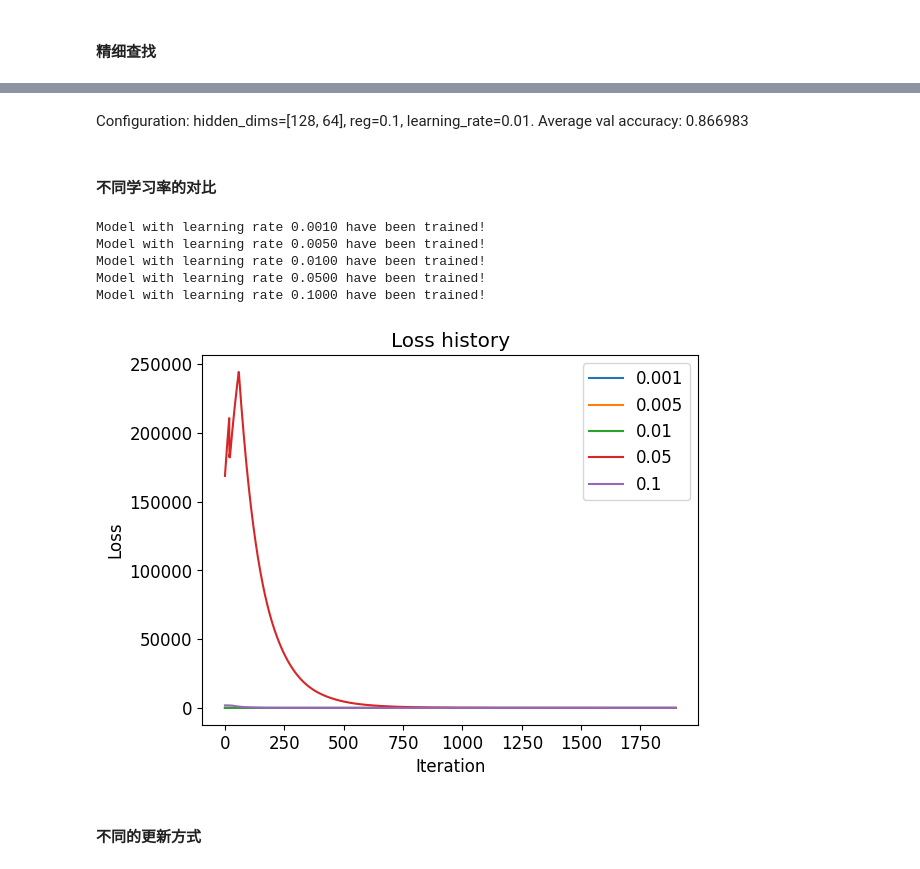
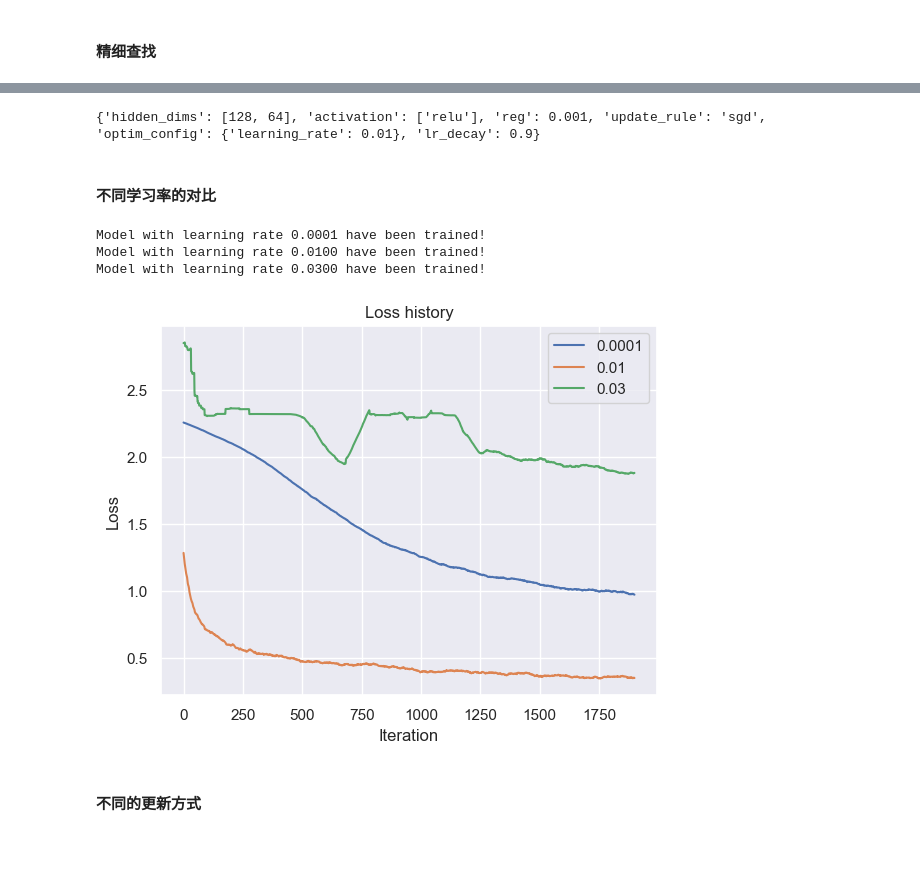
Before and after one commit to mango7789/Computer-Vision-DATA130051, a Jupyter notebook: 作业一/main.ipynb, the cells around one changed output, grey strips where cells are left out. Drawn from its saved outputs; the diff is of its cells as text; code cells hidden in the pictures.

```diff
--- a/作业一/main.ipynb
+++ b/作业一/main.ipynb
@@ -226,7 +223,7 @@ def cross_validation(configs: List, k: int=5):
         # update best parameters
         if accuracy > best_acc:
             best_acc = accuracy
-            best_params = tune_params
+            best_params = deepcopy(tune_params)
     return tune_acc, best_params
 # %% [markdown]
 #### 粗略查找
@@ -294,10 +260,11 @@ tune_acc = [0.6629,
 # %%
-tune_best_params = {
-    'hidden_dims': [64, 48],
-    'activation': ['relu'],
-    'reg': 0.001,
-    'update_rule': 'sgd',
-    'optim_config': {'learning_rate': 0.01},
-    'lr_decay': 0.9
-}
+print(tune_best_params)
+# tune_best_params = {
+#     'hidden_dims': [128, 64],
+#     'activation': ['relu'],
+#     'reg': 0.001,
+#     'update_rule': 'sgd',
+#     'optim_config': {'learning_rate': 0.01},
+#     'lr_decay': 0.9
+# }
 # %% [output]
@@ -309,8 +276,8 @@ np.random.seed(425)
 
 random_search_samples = 20
 hidden_dims = [128, 64]
-reg = np.power(10, np.random.uniform(-2.5, -2, random_search_samples)).tolist()
-learning_rate = np.power(10, np.random.uniform(-3, -1.5, random_search_samples)).tolist()
+reg = np.random.uniform(10 ** -2.5, 10 ** -2, random_search_samples).tolist()
+learning_rate = np.random.uniform(10 ** -3, 10 **-1.5, random_search_samples).tolist()
 # also include the best parameters find above
 reg.append(tune_best_params['reg'])
 learning_rate.append(tune_best_params['optim_config']['learning_rate'])
@@ -323,10 +290,8 @@ fine_tune_acc, fine_tune_best_params = cross_validation(fine_tune_params)
 plt.scatter(reg, learning_rate, c=fine_tune_acc, cmap='viridis', s=100)
 plt.xlabel('regularization')
 plt.ylabel('learning rate')
-plt.xscale('log')
-plt.yscale('log')
 for i, acc in enumerate(fine_tune_acc):
-    plt.text(reg[i], learning_rate[i], f'{acc:.4f}', ha='center', va='bottom')
+    plt.text(reg[i], learning_rate[i], f'{acc:.4f}', ha='right', va='bottom', fontsize=8)
 plt.colorbar()
 plt.show()
 # %% [output]
@@ -347,39 +316,49 @@ KeyboardInterrupt:
-# %% [markdown]
-Configuration: hidden_dims=[128, 64], reg=0.1, learning_rate=0.01. Average val accuracy: 0.866983
+# %%
+print(fine_tune_best_params)
+# fine_tune_best_params = {
+#       'hidden_dims': [128, 64],
+#       'activation': ['relu'],
+#       'reg': 0.004233768299611971,
+#       'update_rule': 'sgd',
+#       'optim_config': {
+#               'learning_rate': 0.008860485811839493
+#           },
+#       'lr_decay': 0.9
+#   }
+# %% [output]
+{'hidden_dims': [128, 64], 'activation': ['relu'], 'reg': 0.001, 'update_rule': 'sgd', 'optim_config': {'learning_rate': 0.01}, 'lr_decay': 0.9}
 # %% [markdown]
 #### 不同学习率的对比
 # %%
 np.random.seed(425)
 
-learning_rate = [1e-3, 5e-3, 1e-2, 5e-2, 1e-1]
+learning_rate = [1e-4, 1e-2, 0.03]
 
 lr_params = deepcopy(fine_tune_best_params)
 
 for lr in learning_rate:
     lr_params['optim_config'] = {
         "learning_rate": lr
     }
     lr_nn = train_with_params(
         **lr_params,
         iters=2000,
         verbose=False,
         plot=False
     )
     print("Model with learning rate {:>6.4f} have been trained!".format(lr))
     plt.plot([sum(lr_nn.loss_hist[i:i+window_size])/window_size for i in range(len(lr_nn.loss_hist)-window_size)], label=lr)
 
 plt.title('Loss history')
 plt.xlabel('Iteration')
 plt.ylabel('Loss')
 plt.legend()
 plt.show()
 # %% [output]
-Model with learning rate 0.0010 have been trained!
-Model with learning rate 0.0050 have been trained!
+Model with learning rate 0.0001 have been trained!
 Model with learning rate 0.0100 have been trained!
-Model with learning rate 0.0500 have been trained!
-Model with learning rate 0.1000 have been trained!
+Model with learning rate 0.0300 have been trained!
-[figure, old version]
+[figure, new version]
 # %% [markdown]
 #### 不同的更新方式
 # %%
```
Also changed, not shown: parts of 10 cells of this notebook, 8 other files.
